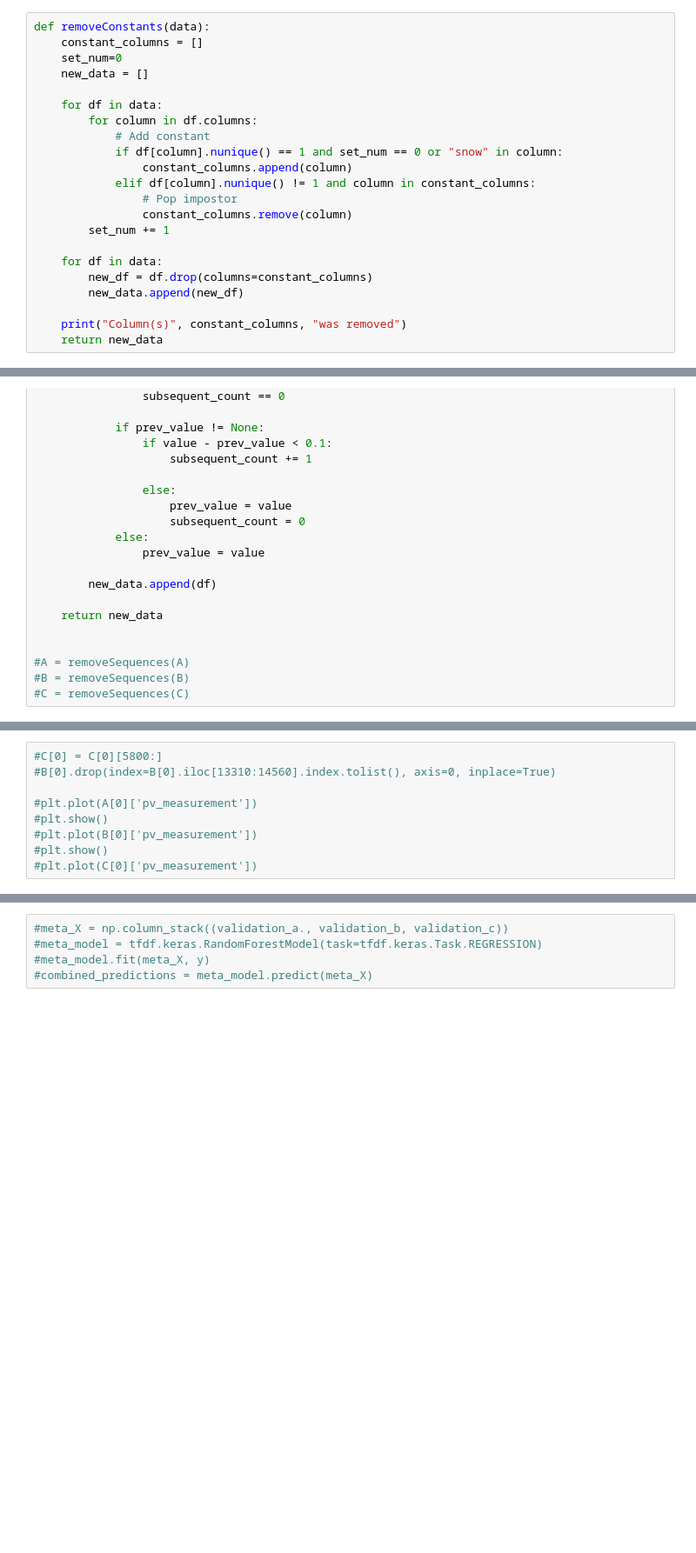
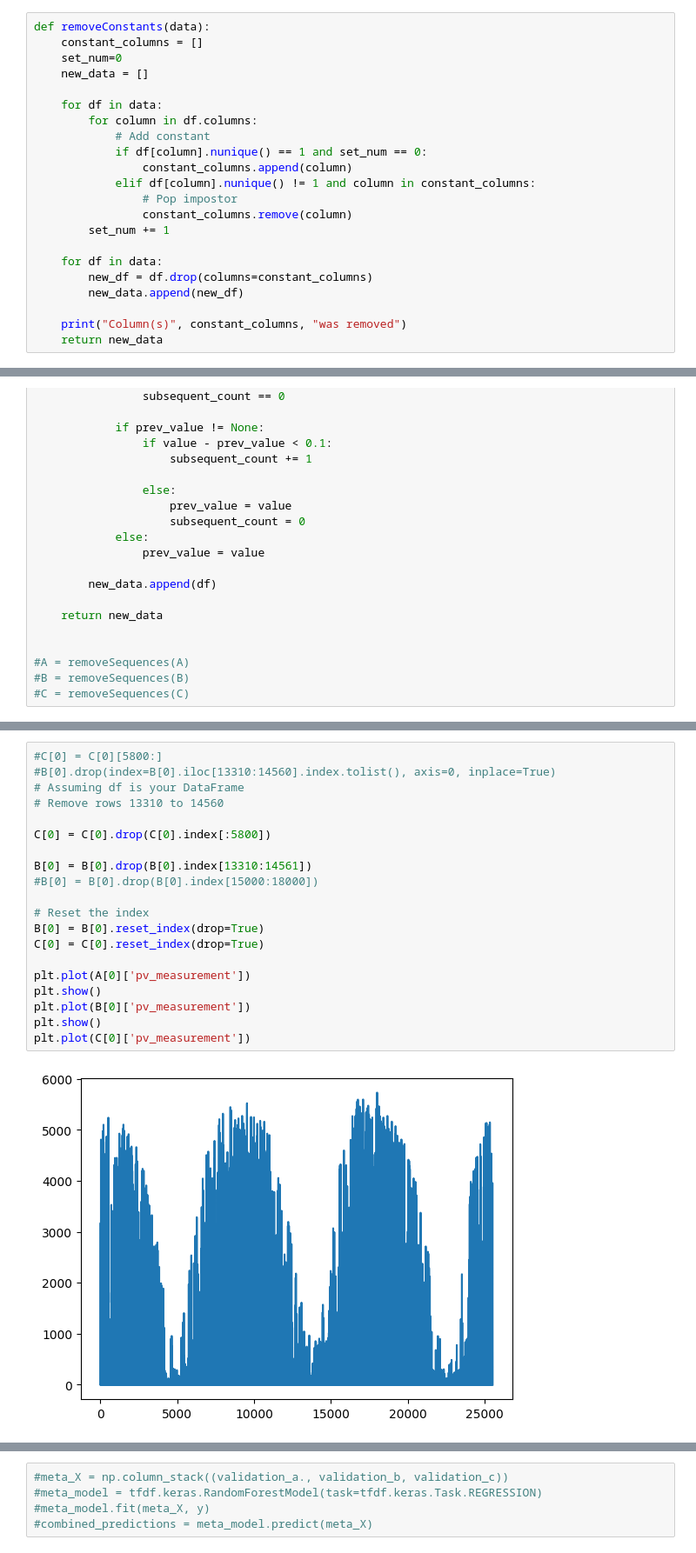
Before and after one commit to henrikmw/TDT4173-Time-Series-Forecasting, a Jupyter notebook: gradient_boosted.ipynb, the cells around one changed output, grey strips where cells are left out. Shown at 87% size. Saved outputs shown, nothing was run; the diff lists cells and outputs as text; blank space fills up the shorter version.

```diff
--- a/gradient_boosted.ipynb
+++ b/gradient_boosted.ipynb
@@ -38,7 +42,7 @@ def removeConstants(data):
     for df in data:
         for column in df.columns:
             # Add constant
-            if df[column].nunique() == 1 and set_num == 0 or "snow" in column:
+            if df[column].nunique() == 1 and set_num == 0:
                 constant_columns.append(column)
             elif df[column].nunique() != 1 and column in constant_columns:
                 # Pop impostor
@@ -208,9 +202,22 @@ def removeSequences(data):
 # %%
 #C[0] = C[0][5800:]
 #B[0].drop(index=B[0].iloc[13310:14560].index.tolist(), axis=0, inplace=True)
+# Assuming df is your DataFrame
+# Remove rows 13310 to 14560
 
-#plt.plot(A[0]['pv_measurement'])
-#plt.show()
-#plt.plot(B[0]['pv_measurement'])
-#plt.show()
-#plt.plot(C[0]['pv_measurement'])
+C[0] = C[0].drop(C[0].index[:5800])
+
+B[0] = B[0].drop(B[0].index[13310:14561])
+#B[0] = B[0].drop(B[0].index[15000:18000])
+
+# Reset the index
+B[0] = B[0].reset_index(drop=True)
+C[0] = C[0].reset_index(drop=True)
+
+plt.plot(A[0]['pv_measurement'])
+plt.show()
+plt.plot(B[0]['pv_measurement'])
+plt.show()
+plt.plot(C[0]['pv_measurement'])
+# %% [output]
+[figure, added]
```
Also changed, not shown: parts of 10 cells of this notebook, 17 other files.
